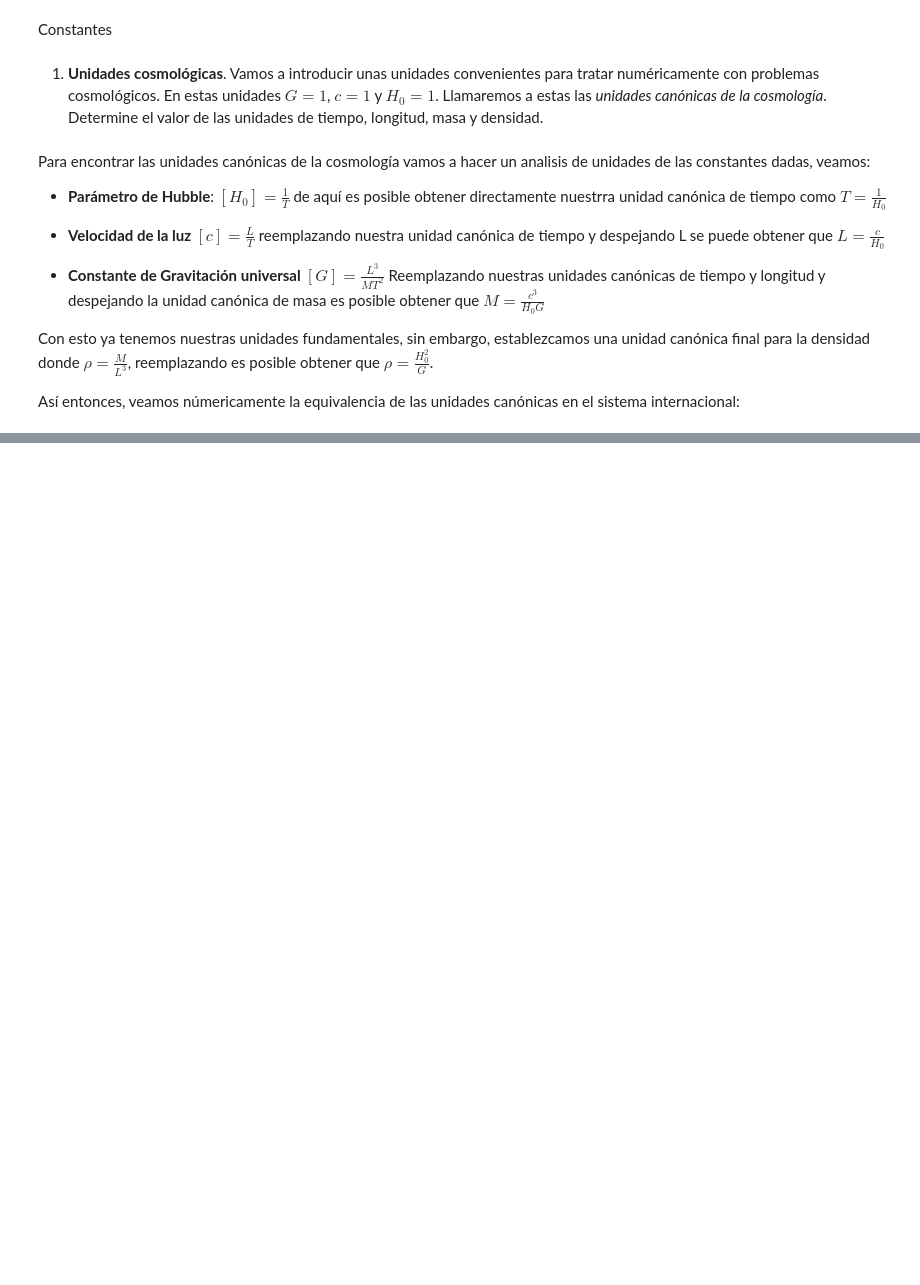
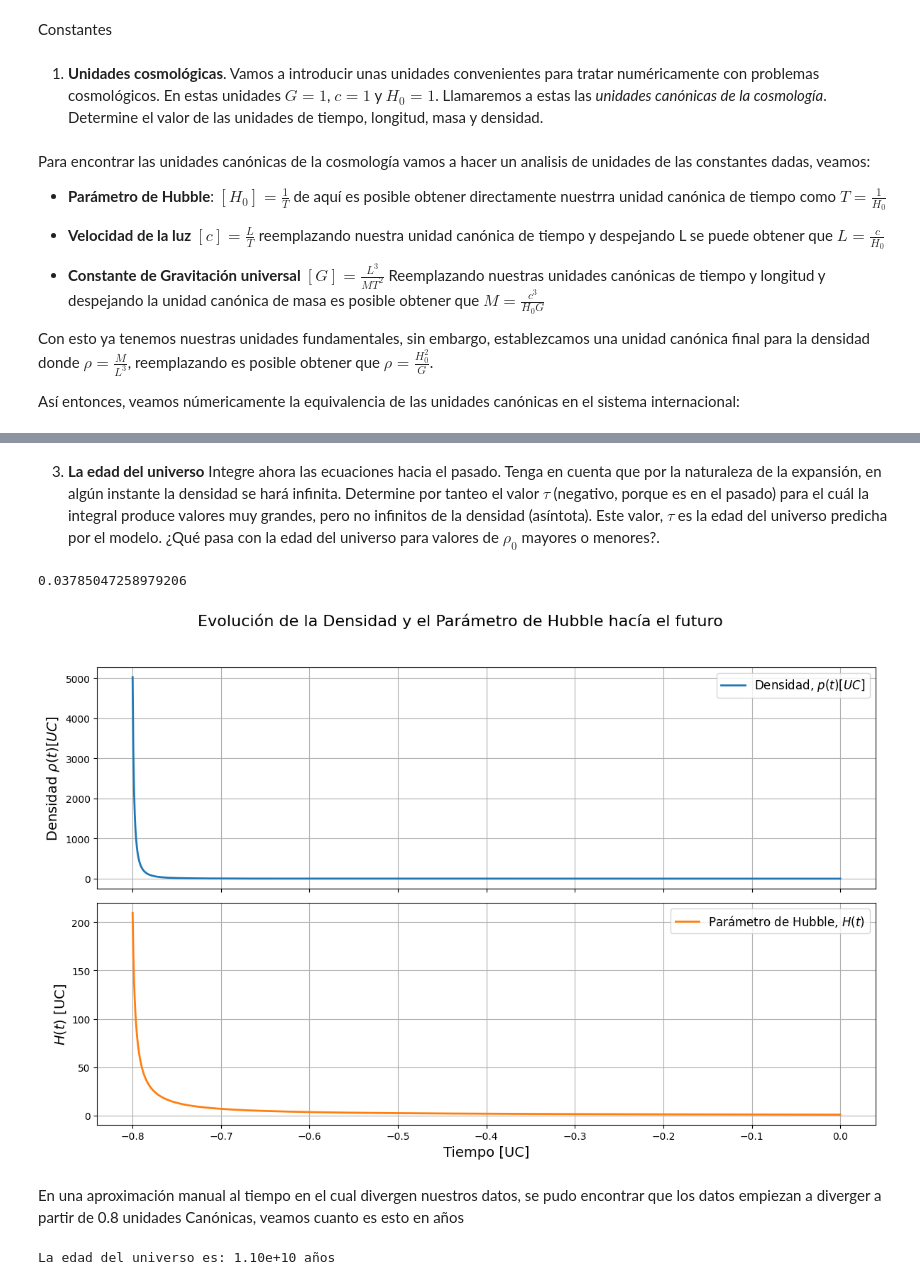
Before and after one commit to andromedalactea/Continuus_Mechanics, a Jupyter notebook: Homeworks/MCON_Tarea5_ModelosCosmológicos.ipynb, the cells around one changed output, grey strips where cells are left out. Drawn from its saved outputs; the diff is of its cells as text; code cells hidden in the pictures; blank space fills up the shorter version.

```diff
--- a/Homeworks/MCON_Tarea5_ModelosCosmológicos.ipynb
+++ b/Homeworks/MCON_Tarea5_ModelosCosmológicos.ipynb
@@ -202,0 +304,52 @@ Densidad: 7.93e-26 kg/m^3
+# %% [markdown]
+3. **La edad del universo** Integre ahora las ecuaciones hacia el pasado. Tenga en cuenta que por la naturaleza de la expansión, en algún instante la densidad se hará infinita. Determine por tanteo el valor $\tau$ (negativo, porque es en el pasado) para el cuál la integral produce valores muy grandes, pero no infinitos de la densidad (asíntota). Este valor, $\tau$ es la edad del universo predicha por el modelo. ¿Qué pasa con la edad del universo para valores de $\rho_0$ mayores o menores?.
+# %%
+rho_0 = 3e-27/ Urho  # Densidad inicial en unidades canónicas
+print(rho_0)
+
+# Condiciones iniciales
+y0 = [rho_0, H0]
+
+# Tiempo de integración
+t = np.linspace(0, -0.8, 1000)
+
+# Integración usando odeint
+solution = odeint(equations, y0, t)
+
+# Separar las soluciones
+p_t = solution[:, 0]
+H_t = solution[:, 1]
+
+# Crear las gráficas
+fig, axs = plt.subplots(2, 1, figsize=(12, 8), sharex=True)
+
+# Gráfica de la densidad
+axs[0].plot(t, p_t, label='Densidad, $p(t) [UC]$', color='tab:blue', linewidth=2)
+axs[0].set_ylabel(r'Densidad $\rho(t) [UC]$', fontsize=14)
+axs[0].legend(fontsize=12)
+axs[0].grid(True)
+
+# Gráfica del parámetro de Hubble
+axs[1].plot(t, H_t, label='Parámetro de Hubble, $H(t)$', color='tab:orange', linewidth=2)
+axs[1].set_xlabel('Tiempo [UC]', fontsize=14)
+axs[1].set_ylabel('$H(t)$ [UC]', fontsize=14)
+axs[1].legend(fontsize=12)
+axs[1].grid(True)
+
+# Título general
+fig.suptitle('Evolución de la Densidad y el Parámetro de Hubble hacía el futuro', fontsize=16)
+
+# Ajustar el diseño
+plt.tight_layout(rect=[0, 0, 1, 0.95])
+
+# Mostrar las gráficas
+plt.show()
+# %% [output]
+0.03785047258979206
+[figure, added]
+# %% [markdown]
+En una aproximación manual al tiempo en el cual divergen nuestros datos, se pudo encontrar que los datos empiezan a diverger a partir de 0.8 unidades Canónicas, veamos cuanto es esto en años
+# %%
+print(f'La edad del universo es: {0.8*UT/3.154e7:.2e} años')
+# %% [output]
+La edad del universo es: 1.10e+10 años
```
Also changed, not shown: parts of 17 cells of this notebook.
